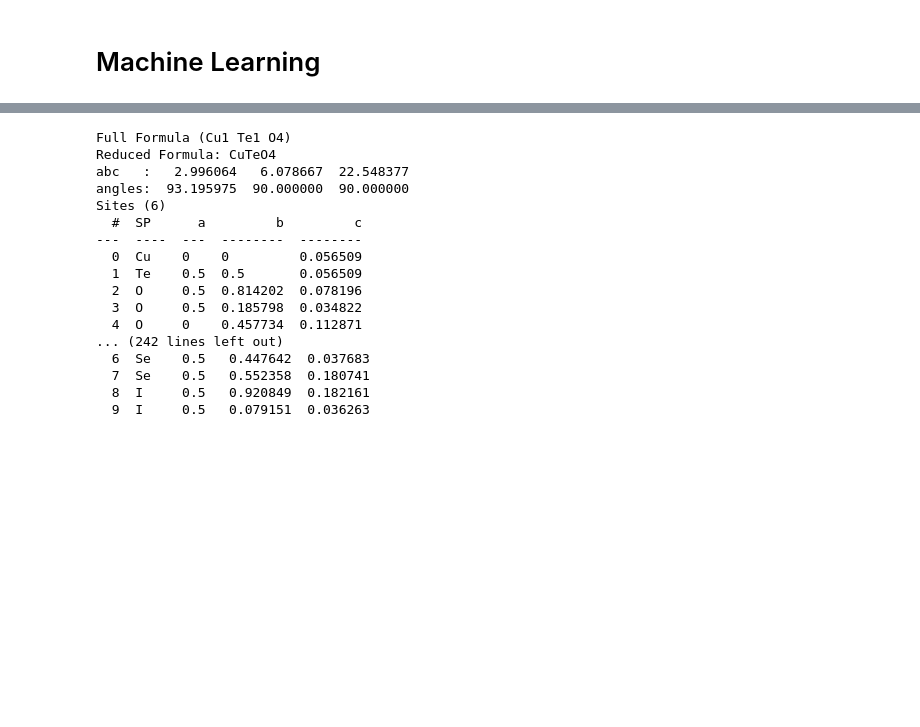
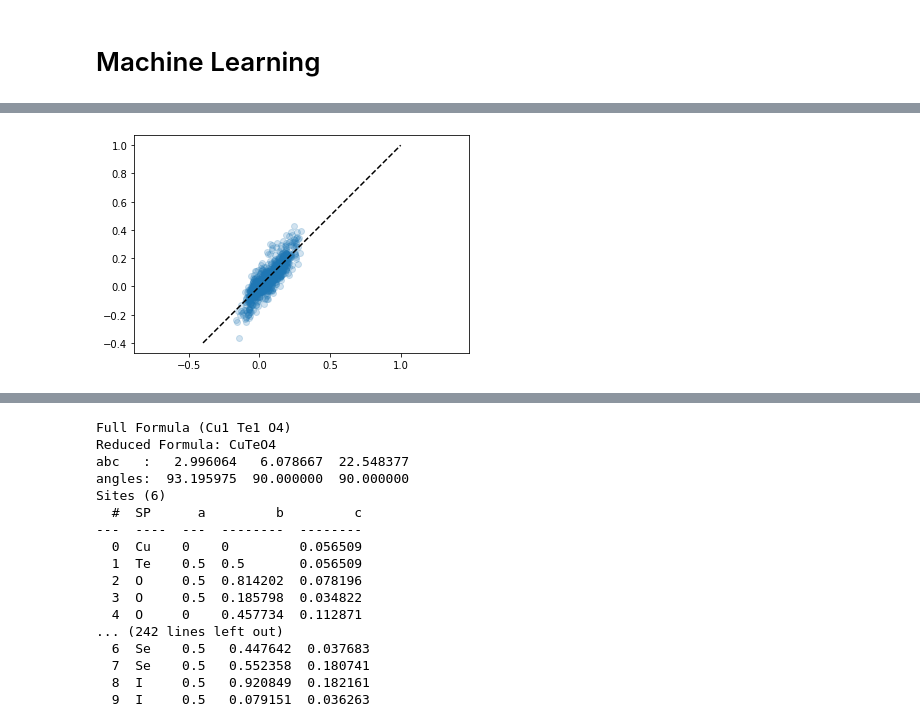
Before and after one commit to JasonGibsonUfl/quantumMLdev, a Jupyter notebook: tutorial.ipynb, the cells around one changed output, grey strips where cells are left out. Cells and saved outputs as stored; diff of their text form; code cells hidden in the pictures; blank space fills up the shorter version.

```diff
--- a/tutorial.ipynb
+++ b/tutorial.ipynb
@@ -33,0 +260,9 @@ NameError: name 'get_ml_model' is not defined
+# %%
+plt.scatter(testing_predictions, testing_outputs, alpha=0.2)
+plt.plot([-0.4, 1], [-0.4, 1], 'k--')
+plt.axis('equal')
+plt.show()
+import pickle
+pickle.dump(model,open('Cd-Te.sav','wb'))
+# %% [output]
+[figure, added]
```
Also changed, not shown: parts of 60 cells of this notebook, 13 other files.
